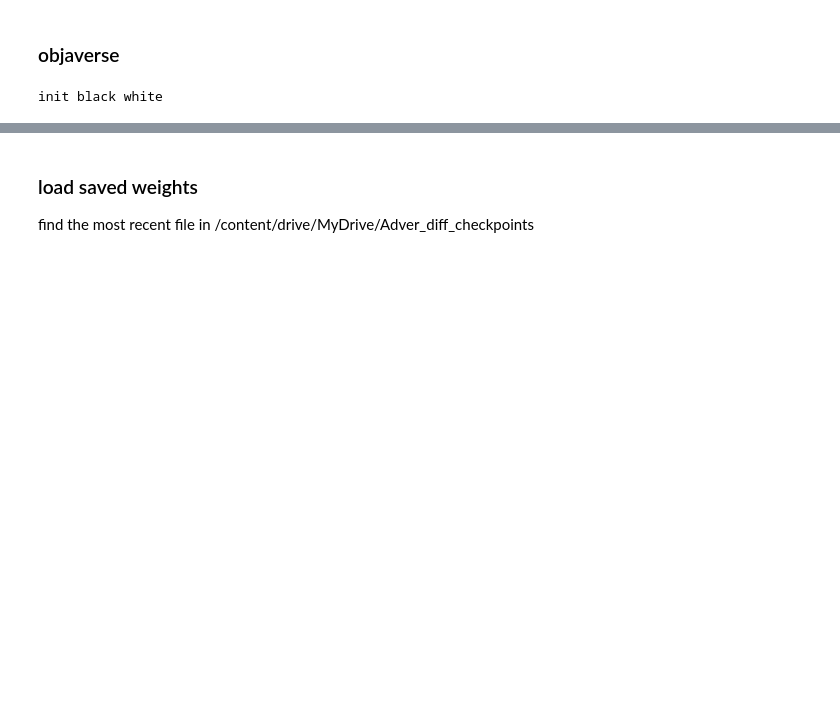
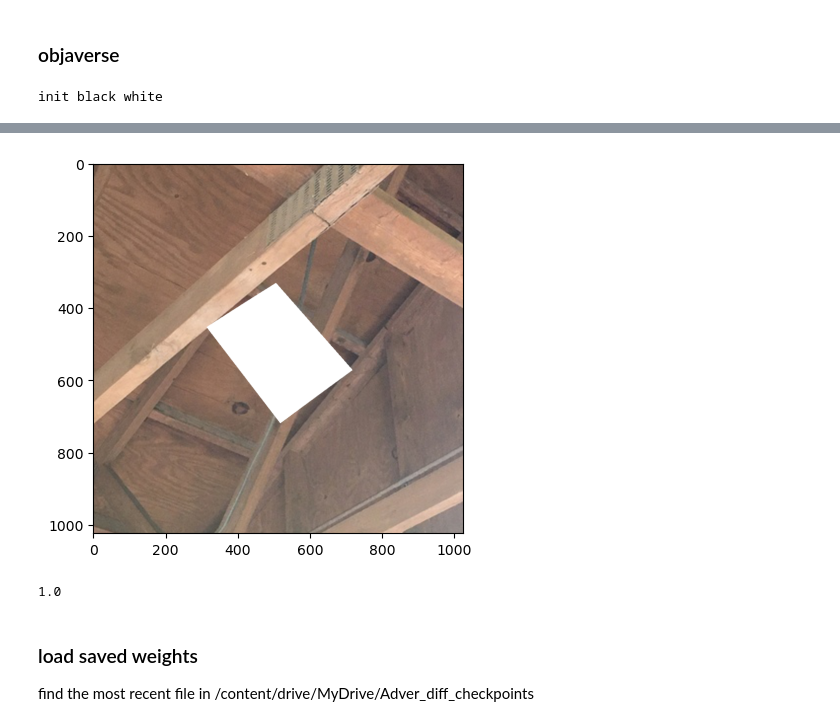
Before and after one commit to Dannynis/AdversarialRendering, a Jupyter notebook: adv_diff_a4_paper.ipynb, the cells around one changed output, grey strips where cells are left out. Cells and saved outputs as stored; diff of their text form; code cells hidden in the pictures; blank space fills up the shorter version.

Commit message:
cylinder and random background

```diff
--- a/adv_diff_a4_paper.ipynb
+++ b/adv_diff_a4_paper.ipynb
@@ -154,3 +154,22 @@ def render(in_cam, mesh, lighting, pbr_mat=None):
     return img
 
 # Show simple render
+# %%
+from datasets import  VerificationMode, load_dataset
+
+ds = load_dataset("barkermrl/imagenet-a", num_proc=3)
+
+images = []
+n = 0
+for x in ds["train"]:
+  img = x["image"]
+  l = min(img.width, img.height)
+  img = img.crop((0, 0, l, l))
+  img = img.resize((IMAGE_SIZE, IMAGE_SIZE))
+  images.append(img)
+  n += 1
+  if n > 500:
+    break
+
+def random_image():
+  return random.choice(images)
@@ -425,0 +525,5 @@ resnet_predict(torch.tensor(img).cuda())
+# %%
+plt.imshow(img.detach().cpu())
+plt.show()
+# %% [output]
+[figure, added]
@@ -426,3 +557,7 @@ resnet_predict(torch.tensor(img).cuda())
+# %%
+image.max()
+# %% [output]
+1.0
 # %%
 
 batch_size = 1
```
Also changed, not shown: parts of 19 cells of this notebook, 1 other file.
